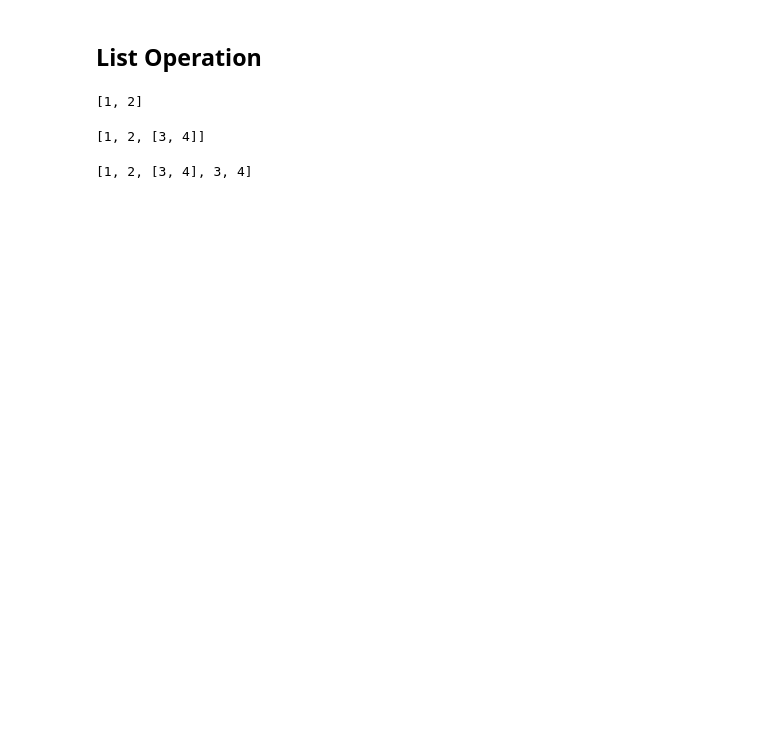
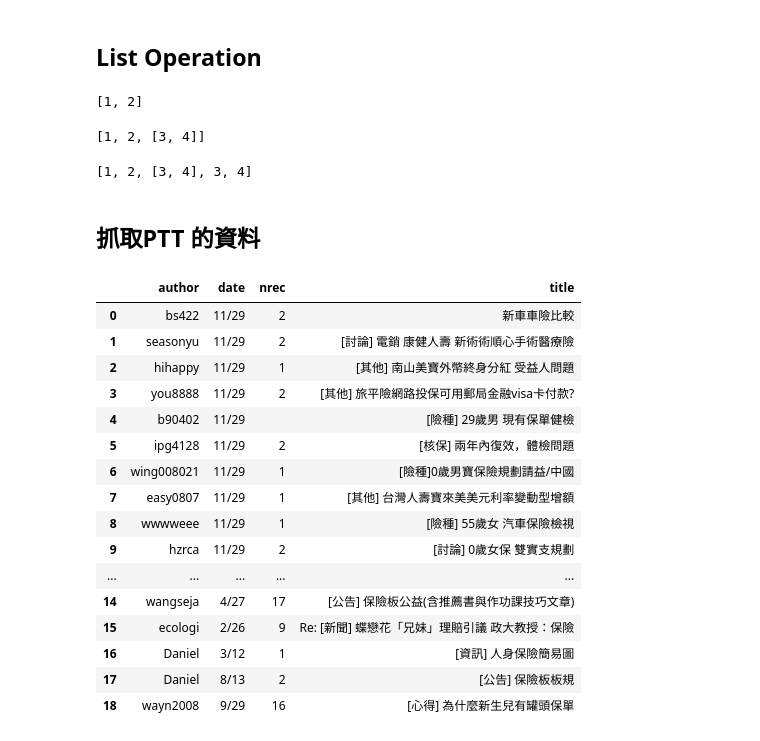
Before and after one commit to ywchiu/fuboni, a Jupyter notebook: Demo20171130.ipynb, the cells around one changed output. Drawn from its saved outputs; the diff is of its cells as text; code cells hidden in the pictures; blank space fills up the shorter version.

```diff
--- a/Demo20171130.ipynb
+++ b/Demo20171130.ipynb
@@ -291,3 +291,42 @@ a.extend([3,4])
 a
 # %% [output]
 [1, 2, [3, 4], 3, 4]
+# %% [markdown]
+## 抓取PTT 的資料
+# %%
+import requests
+from bs4 import BeautifulSoup
+res = requests.get('https://www.ptt.cc/bbs/Insurance/index.html')
+soup = BeautifulSoup(res.text, 'html.parser')
+# %%
+ptt_ary = []
+for ent in soup.select('.r-ent'):
+    ptt_dic = {}
+    ptt_dic['title']  = ent.select('.title')[0].text.strip()
+    ptt_dic['author'] = ent.select('.author')[0].text.strip()
+    ptt_dic['date']   = ent.select('.date')[0].text.strip()
+    ptt_dic['nrec']   = ent.select('.nrec')[0].text.strip()
+    ptt_ary.append(ptt_dic)
+    #print('==========================================')
+# %%
+import pandas
+df = pandas.DataFrame(ptt_ary)
+df
+# %% [output]
+|  | author | date | nrec | title |
+| 0 | bs422 | 11/29 | 2 | 新車車險比較 |
+| 1 | seasonyu | 11/29 | 2 | [討論] 電銷 康健人壽 新術術順心手術醫療險 |
+| 2 | hihappy | 11/29 | 1 | [其他] 南山美寶外幣終身分紅 受益人問題 |
+| 3 | you8888 | 11/29 | 2 | [其他] 旅平險網路投保可用郵局金融visa卡付款? |
+| 4 | b90402 | 11/29 |  | [險種] 29歲男 現有保單健檢 |
+| 5 | ipg4128 | 11/29 | 2 | [核保] 兩年內復效，體檢問題 |
+| 6 | wing008021 | 11/29 | 1 | [險種]0歲男寶保險規劃請益/中國 |
+| 7 | easy0807 | 11/29 | 1 | [其他] 台灣人壽寶來美美元利率變動型增額 |
+| 8 | wwwweee | 11/29 | 1 | [險種] 55歲女 汽車保險檢視 |
+| 9 | hzrca | 11/29 | 2 | [討論] 0歲女保 雙實支規劃 |
+| ... | ... | ... | ... | ... |
+| 14 | wangseja | 4/27 | 17 | [公告] 保險板公益(含推薦書與作功課技巧文章) |
+| 15 | ecologi | 2/26 | 9 | Re: [新聞] 蝶戀花「兄妹」理賠引議 政大教授：保險 |
+| 16 | Daniel | 3/12 | 1 | [資訊] 人身保險簡易圖 |
+| 17 | Daniel | 8/13 | 2 | [公告] 保險板板規 |
+| 18 | wayn2008 | 9/29 | 16 | [心得] 為什麼新生兒有罐頭保單 |
```
Also changed, not shown: parts of 13 cells of this notebook.
